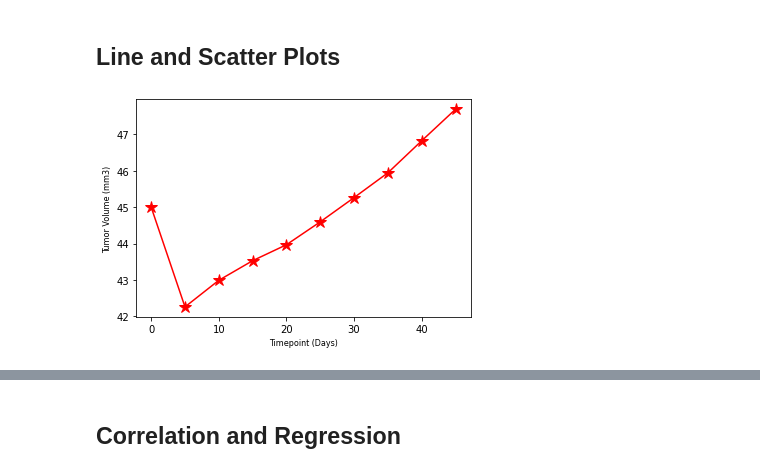
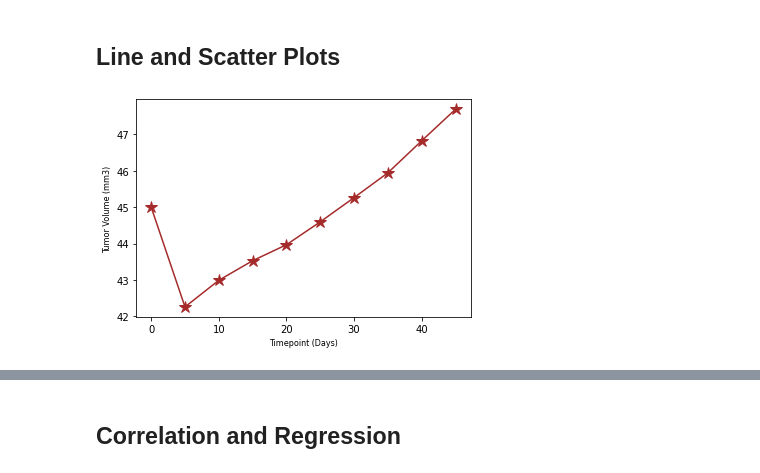
Before and after one commit to cperrault14/Matplotlib--Challenge, a Jupyter notebook: Pymaceuticals/pymaceuticals_starter.ipynb, the cells around one changed output, grey strips where cells are left out. Drawn from its saved outputs; the diff is of its cells as text; code cells hidden in the pictures.

Commit message:
Finalized scatterplot

```diff
--- a/Pymaceuticals/pymaceuticals_starter.ipynb
+++ b/Pymaceuticals/pymaceuticals_starter.ipynb
@@ -374,17 +374,17 @@ plt.show()
 # %%
 # Generate a line plot of tumor volume (y_axis) vs. time point (x_axis) for a mouse treated with Capomulin
 # Mouse treated with Capomulin is: i557
 # capomulin_df = mouse_data_results_df.loc[mouse_data_results_df["Drug Regimen"] == "Capomulin",:]
 # capomulin_df
 
 #Get info on mouse i557
 mouse_i557 = mouse_data_results_df.loc[mouse_data_results_df['Mouse ID'] == 'i557']
 # Print test
 mouse_i557
-plt.plot(mouse_i557['Timepoint'], mouse_i557["Tumor Volume (mm3)"], marker = '*', markersize=12, color='red')
+plt.plot(mouse_i557['Timepoint'], mouse_i557["Tumor Volume (mm3)"], marker = '*', markersize=12, color='brown')
 # Plot Beautification
 plt.xlabel('Timepoint (Days)',fontsize =8)
 plt.ylabel('Tumor Volume (mm3)',fontsize =8)
 plt.show()
 # %% [output]
-[figure, old version]
+[figure, new version]
```
Also changed, not shown: parts of 2 cells of this notebook.
